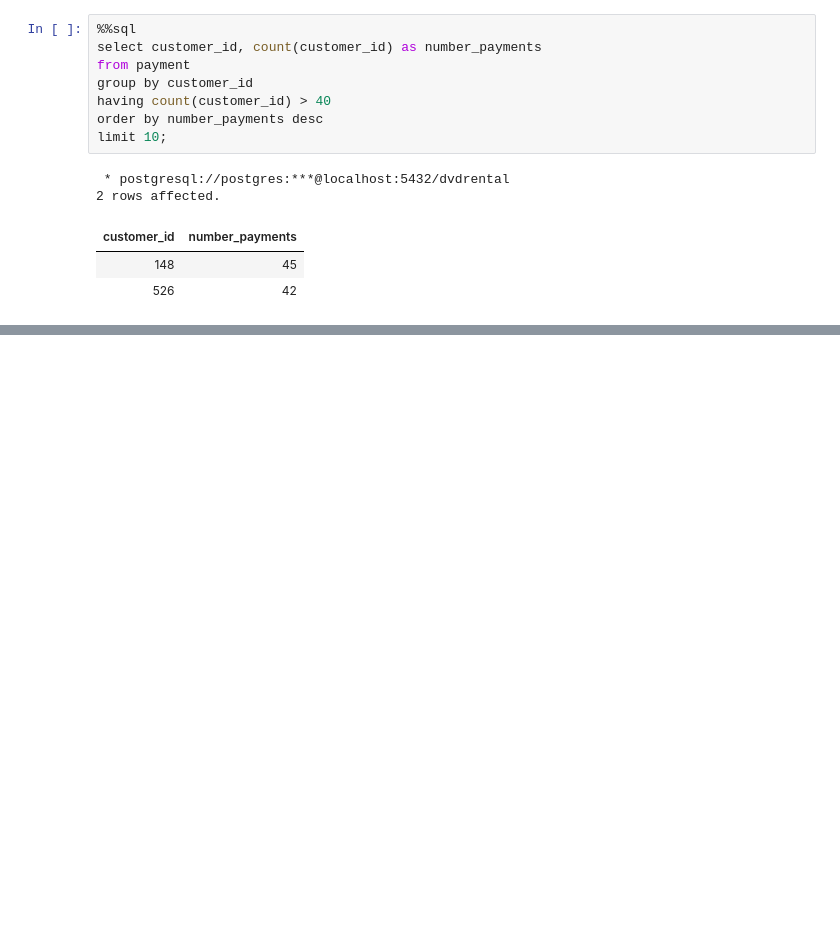
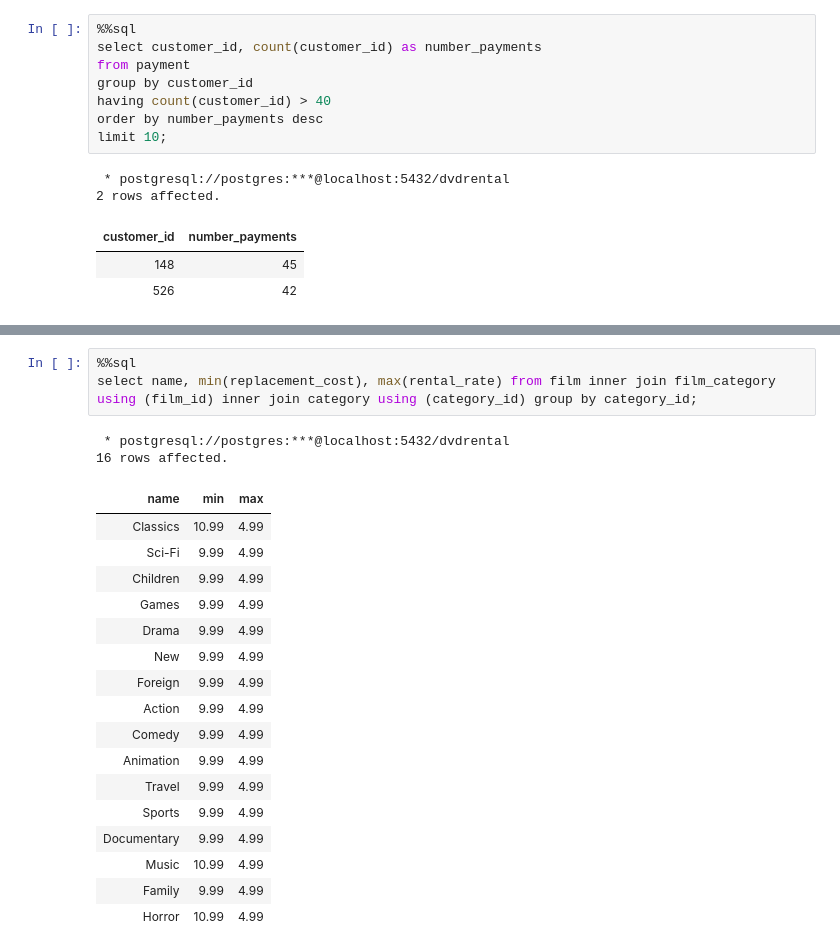
Before and after one commit to chanhchuachin/devops-images, a Jupyter notebook: grow/postgres/note.ipynb, the cells around one changed output, grey strips where cells are left out. Saved outputs shown, nothing was run; the diff lists cells and outputs as text; blank space fills up the shorter version.

```diff
--- a/grow/postgres/note.ipynb
+++ b/grow/postgres/note.ipynb
@@ -56,0 +121,23 @@ select m
+# %%
+%%sql
+select name, min(replacement_cost), max(rental_rate) from film inner join film_category using (film_id) inner join category using (category_id) group by category_id;
+# %% [output]
+ * postgresql://postgres:***@localhost:5432/dvdrental
+16 rows affected.
+| name | min | max |
+| Classics | 10.99 | 4.99 |
+| Sci-Fi | 9.99 | 4.99 |
+| Children | 9.99 | 4.99 |
+| Games | 9.99 | 4.99 |
+| Drama | 9.99 | 4.99 |
+| New | 9.99 | 4.99 |
+| Foreign | 9.99 | 4.99 |
+| Action | 9.99 | 4.99 |
+| Comedy | 9.99 | 4.99 |
+| Animation | 9.99 | 4.99 |
+| Travel | 9.99 | 4.99 |
+| Sports | 9.99 | 4.99 |
+| Documentary | 9.99 | 4.99 |
+| Music | 10.99 | 4.99 |
+| Family | 9.99 | 4.99 |
+| Horror | 10.99 | 4.99 |
```
Also changed, not shown: parts of 24 cells of this notebook.
